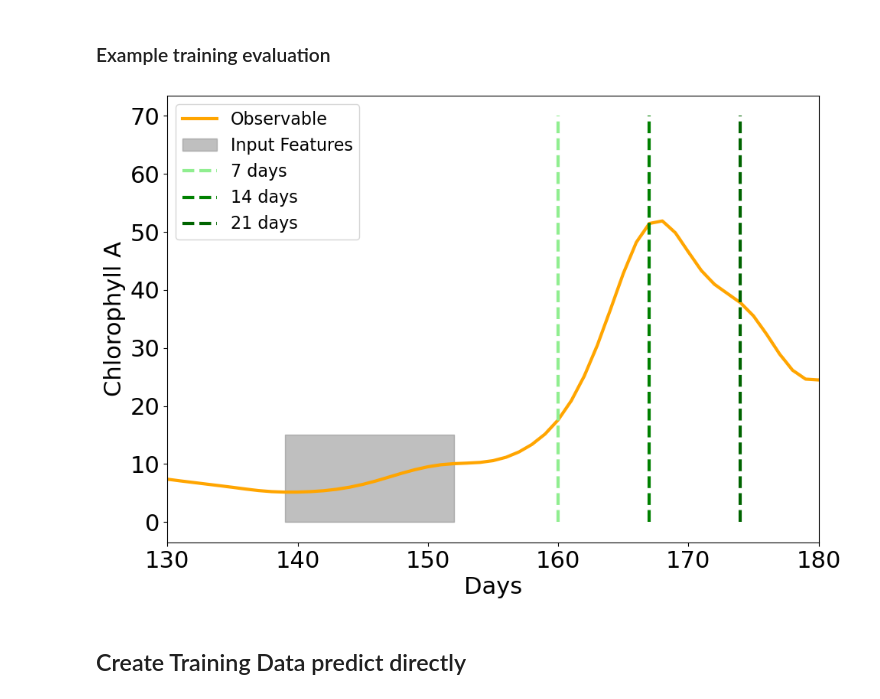
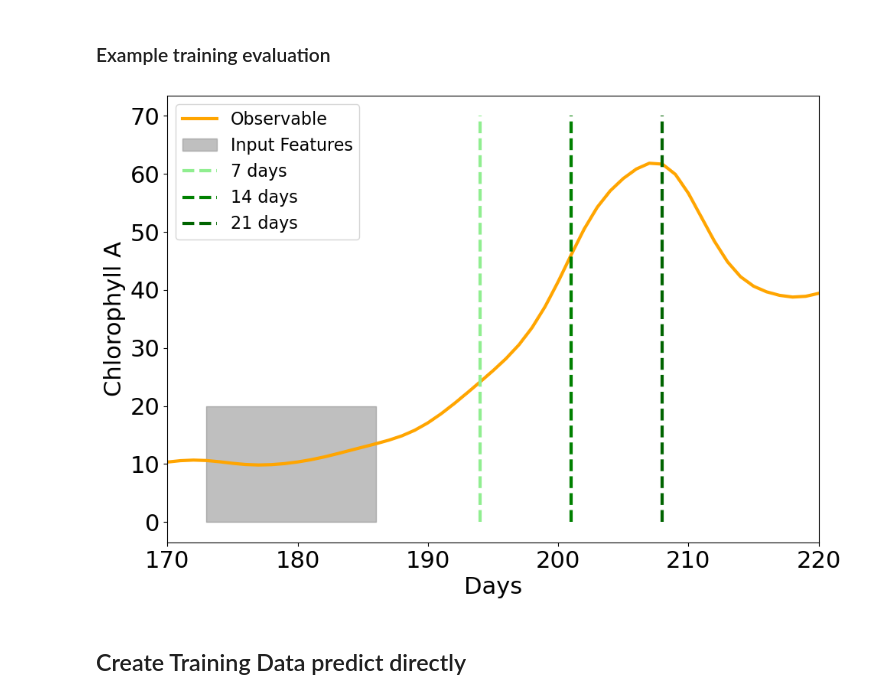
Before and after one commit to MTLehner/DSTSES_DataLakes, a Jupyter notebook: mtl_test_002.ipynb, the cells around one changed output. Drawn from its saved outputs; the diff is of its cells as text; code cells hidden in the pictures.

```diff
--- a/mtl_test_002.ipynb
+++ b/mtl_test_002.ipynb
@@ -11,3 +12,8 @@ df = import_lakes.import_lake(r'./data/lakegreifenctdprofiles_datalakesdownload/
+# %%
+df_g = import_lakes.import_lake_greifen()
+df_g['day'] = df_g['date'].apply(lambda x : x.replace(hour=0,minute=0,second=0,microsecond=0))
+df_g_day = df_g.groupby('day').mean()
+df_g_day.reset_index(inplace=True)
 # %%
 import matplotlib.pyplot as plt
 # %%
@@ -41,7 +47,7 @@ day_df['x'].values[0] / 60 /60 - day_df['x'].values[1] / 60 /60
 # %% [markdown]
 ### Remove Nones
 # %%
-day_df['z6'] = np.maximum(day_df['z6'],3)
+df_g_day['z6'] = np.maximum(df_g_day['z6'],3)
 # %% [markdown]
 ### Ploting style
 # %%
@@ -59,6 +65,8 @@ initialize_plt((10,7))
 ### Gaussian Filter
 # %%
 from scipy.ndimage import gaussian_filter1d
+# %%
+day_df = df_g_day
 # %%
 fig,axd = plt.subplot_mosaic([["gaussian"]])
 fig.tight_layout()
@@ -81,20 +89,21 @@ fig.savefig('Plots/ChlorophyllApGausstraintest.png')
 # %%
 fig,axd = plt.subplot_mosaic([["gaussian"]])
 fig.tight_layout()
 ax = axd["gaussian"]
 # ax.plot(day_df['z6'].values,label='Measurement')
 ax.plot(gaussian_filter1d(day_df['z6'].values,2),label='Observable',c='orange')
 ax.set_xlabel('Days')
 ax.set_ylabel('Chlorophyll A')
-ax.set_xlim([130,180])
-ax.fill_between(range(139,153),0,15, alpha=0.5,color='grey',label='Input Features')
-ax.vlines(160,0,70,linestyles='dashed',colors = 'lightgreen',label='7 days')
-ax.vlines(167,0,70,linestyles='dashed',colors = 'green',label='14 days')
-ax.vlines(174,0,70,linestyles='dashed',colors = 'darkgreen',label='21 days')
+ax.set_xlim([170,220])
+s=173
+ax.fill_between(range(s,s+14),0,20, alpha=0.5,color='grey',label='Input Features')
+ax.vlines(s+21,0,70,linestyles='dashed',colors = 'lightgreen',label='7 days')
+ax.vlines(s+28,0,70,linestyles='dashed',colors = 'green',label='14 days')
+ax.vlines(s+35,0,70,linestyles='dashed',colors = 'darkgreen',label='21 days')
 ax.legend(fontsize=16)
-fig.savefig('TrainTestExample.png')
+fig.savefig('Plots/TrainTestExample.png')
 # %% [output]
-[figure, old version]
+[figure, new version]
 # %% [markdown]
 ## Create Training Data predict directly
 # %%
```
Also changed, not shown: parts of 27 cells of this notebook.
